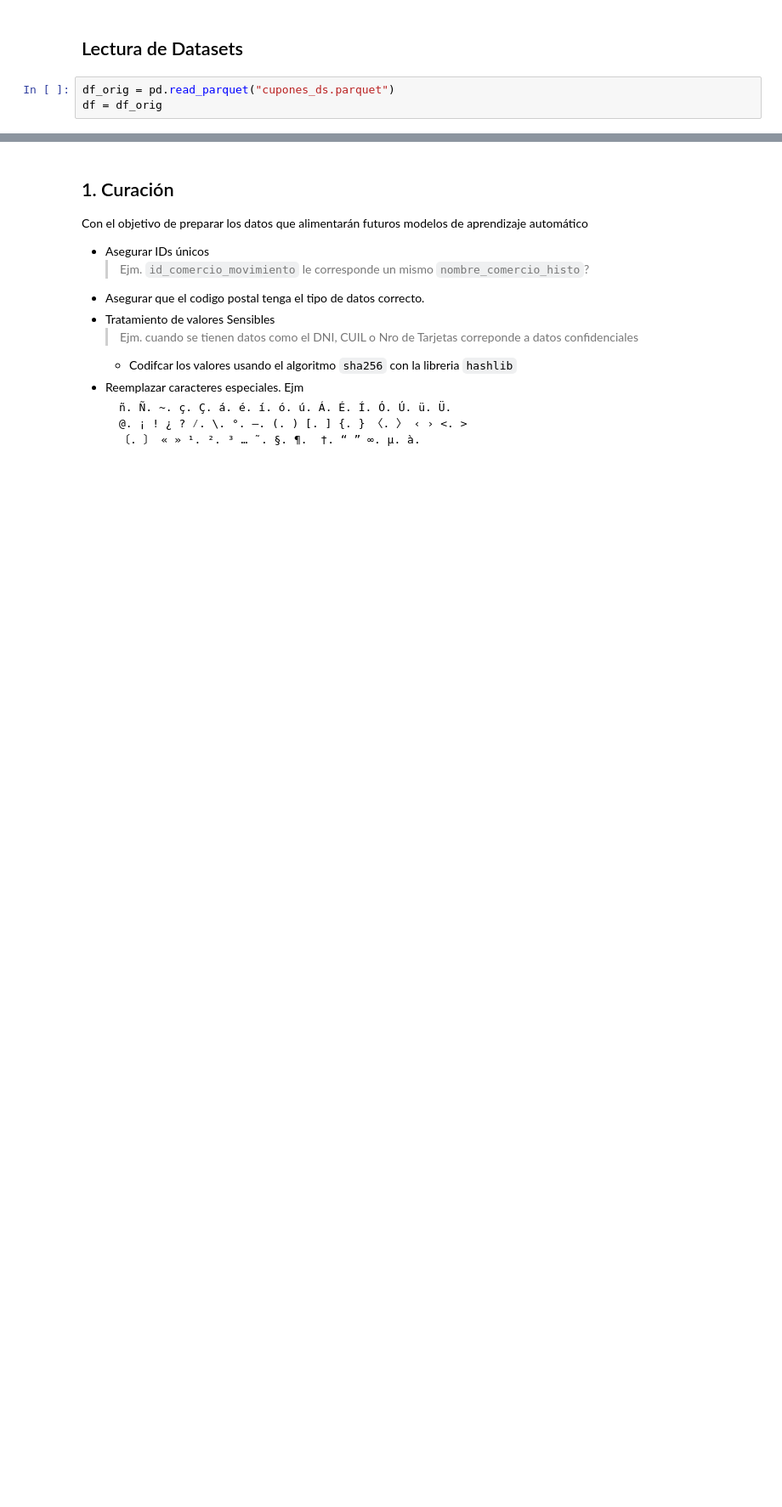
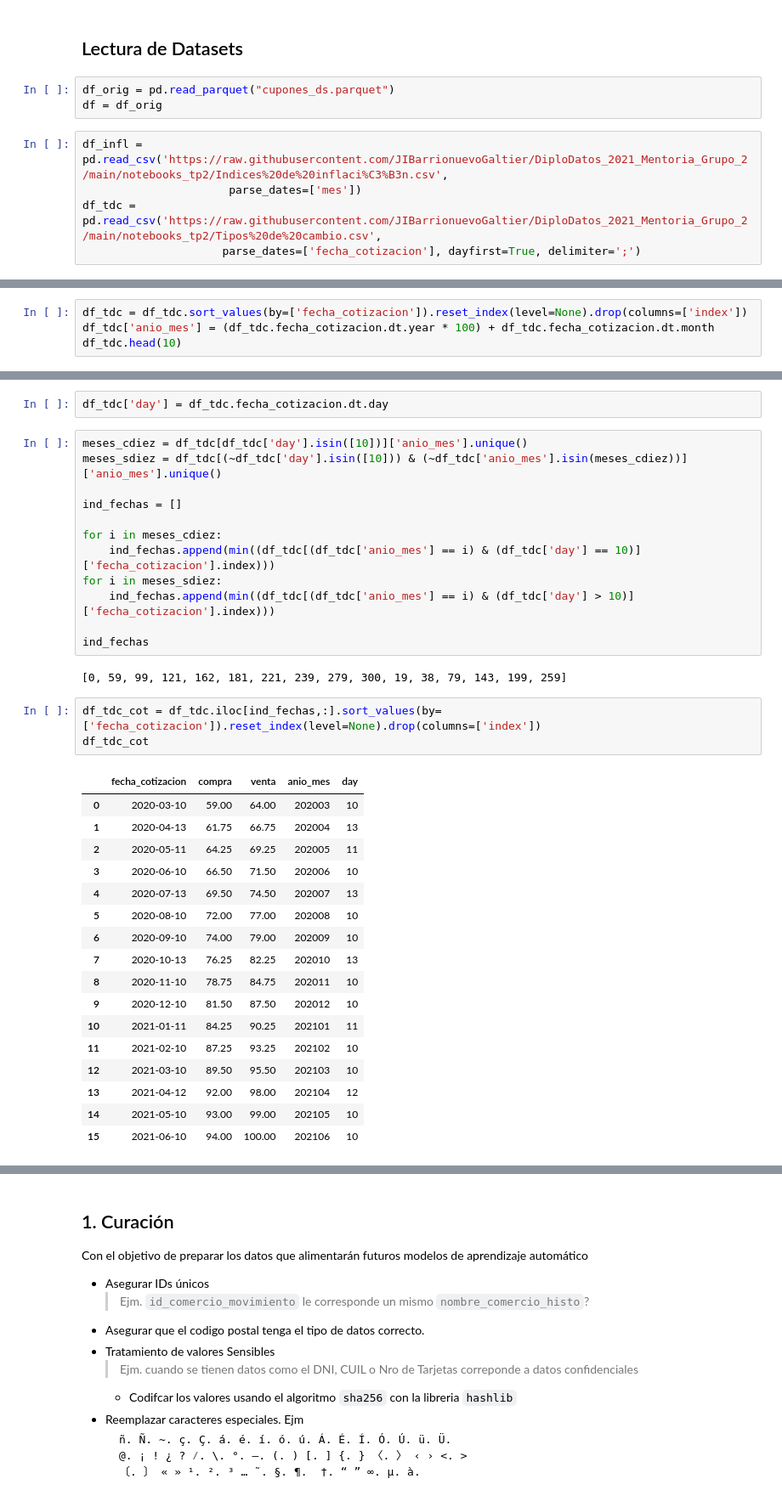
Before and after one commit to JIBarrionuevoGaltier/DiploDatos_2021_Mentoria_Grupo_2, a Jupyter notebook: notebooks_tp2/Trabajo Práctico 2.ipynb, the cells around one changed output, grey strips where cells are left out. Shown at 85% size. Cells and saved outputs as stored; diff of their text form; blank space fills up the shorter version.

Commit message:
Dolar, inflación, revisiones, 9 de Julio

```diff
--- a/notebooks_tp2/Trabajo Práctico 2.ipynb
+++ b/notebooks_tp2/Trabajo Práctico 2.ipynb
@@ -43,3 +44,8 @@ pd.set_option('display.max_columns', None)
 # %%
 df_orig = pd.read_parquet("cupones_ds.parquet")
 df = df_orig
+# %%
+df_infl = pd.read_csv('https://raw.githubusercontent.com/JIBarrionuevoGaltier/DiploDatos_2021_Mentoria_Grupo_2/main/notebooks_tp2/Indices%20de%20inflaci%C3%B3n.csv',
+                      parse_dates=['mes'])
+df_tdc = pd.read_csv('https://raw.githubusercontent.com/JIBarrionuevoGaltier/DiploDatos_2021_Mentoria_Grupo_2/main/notebooks_tp2/Tipos%20de%20cambio.csv',
+                     parse_dates=['fecha_cotizacion'], dayfirst=True, delimiter=';')
@@ -45,0 +63,4 @@ df = df_orig
+# %%
+df_tdc = df_tdc.sort_values(by=['fecha_cotizacion']).reset_index(level=None).drop(columns=['index'])
+df_tdc['anio_mes'] = (df_tdc.fecha_cotizacion.dt.year * 100) + df_tdc.fecha_cotizacion.dt.month
+df_tdc.head(10)
@@ -45,0 +79,37 @@ df = df_orig
+# %%
+df_tdc['day'] = df_tdc.fecha_cotizacion.dt.day
+# %%
+meses_cdiez = df_tdc[df_tdc['day'].isin([10])]['anio_mes'].unique()
+meses_sdiez = df_tdc[(~df_tdc['day'].isin([10])) & (~df_tdc['anio_mes'].isin(meses_cdiez))]['anio_mes'].unique()
+
+ind_fechas = []
+
+for i in meses_cdiez:
+    ind_fechas.append(min((df_tdc[(df_tdc['anio_mes'] == i) & (df_tdc['day'] == 10)]['fecha_cotizacion'].index)))
+for i in meses_sdiez:
+    ind_fechas.append(min((df_tdc[(df_tdc['anio_mes'] == i) & (df_tdc['day'] > 10)]['fecha_cotizacion'].index)))
+
+ind_fechas
+# %% [output]
+[0, 59, 99, 121, 162, 181, 221, 239, 279, 300, 19, 38, 79, 143, 199, 259]
+# %%
+df_tdc_cot = df_tdc.iloc[ind_fechas,:].sort_values(by=['fecha_cotizacion']).reset_index(level=None).drop(columns=['index'])
+df_tdc_cot
+# %% [output]
+|  | fecha_cotizacion | compra | venta | anio_mes | day |
+| 0 | 2020-03-10 | 59.00 | 64.00 | 202003 | 10 |
+| 1 | 2020-04-13 | 61.75 | 66.75 | 202004 | 13 |
+| 2 | 2020-05-11 | 64.25 | 69.25 | 202005 | 11 |
+| 3 | 2020-06-10 | 66.50 | 71.50 | 202006 | 10 |
+| 4 | 2020-07-13 | 69.50 | 74.50 | 202007 | 13 |
+| 5 | 2020-08-10 | 72.00 | 77.00 | 202008 | 10 |
+| 6 | 2020-09-10 | 74.00 | 79.00 | 202009 | 10 |
+| 7 | 2020-10-13 | 76.25 | 82.25 | 202010 | 13 |
+| 8 | 2020-11-10 | 78.75 | 84.75 | 202011 | 10 |
+| 9 | 2020-12-10 | 81.50 | 87.50 | 202012 | 10 |
+| 10 | 2021-01-11 | 84.25 | 90.25 | 202101 | 11 |
+| 11 | 2021-02-10 | 87.25 | 93.25 | 202102 | 10 |
+| 12 | 2021-03-10 | 89.50 | 95.50 | 202103 | 10 |
+| 13 | 2021-04-12 | 92.00 | 98.00 | 202104 | 12 |
+| 14 | 2021-05-10 | 93.00 | 99.00 | 202105 | 10 |
+| 15 | 2021-06-10 | 94.00 | 100.00 | 202106 | 10 |
```
Also changed, not shown: parts of 80 cells of this notebook.
